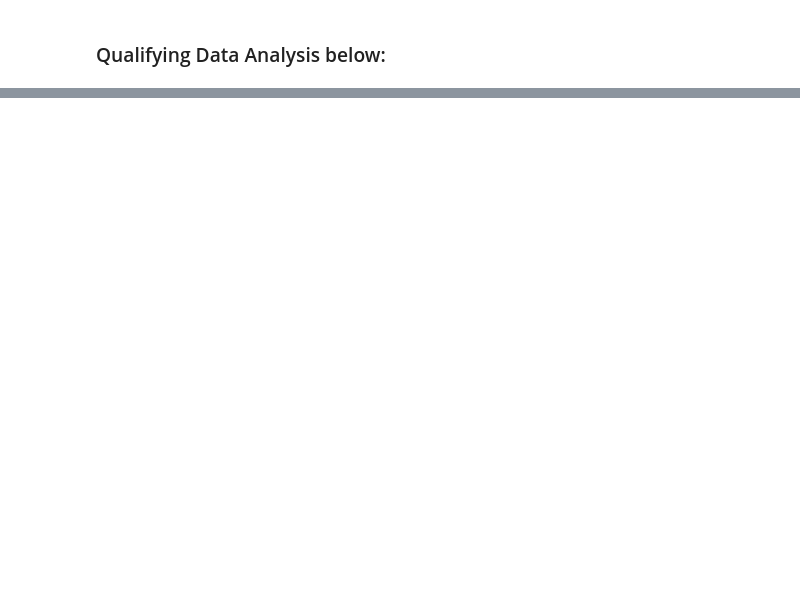
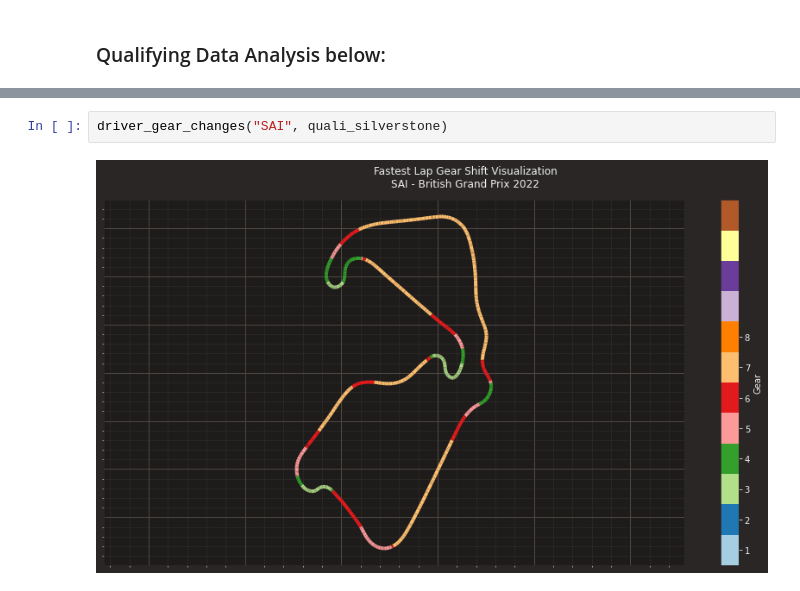
Before and after one commit to CamStevens15/F1_2022_race_analytics, a Jupyter notebook: Code_Analysis/British_GP2022.ipynb, the cells around one changed output, grey strips where cells are left out. Cells and saved outputs as stored; diff of their text form; blank space fills up the shorter version.

```diff
--- a/Code_Analysis/British_GP2022.ipynb
+++ b/Code_Analysis/British_GP2022.ipynb
@@ -402,0 +512,4 @@ get_constructor_rankings()
+# %%
+driver_gear_changes("SAI", quali_silverstone)
+# %% [output]
+[figure, added]
```
Also changed, not shown: parts of 42 cells of this notebook, 3 other files.
